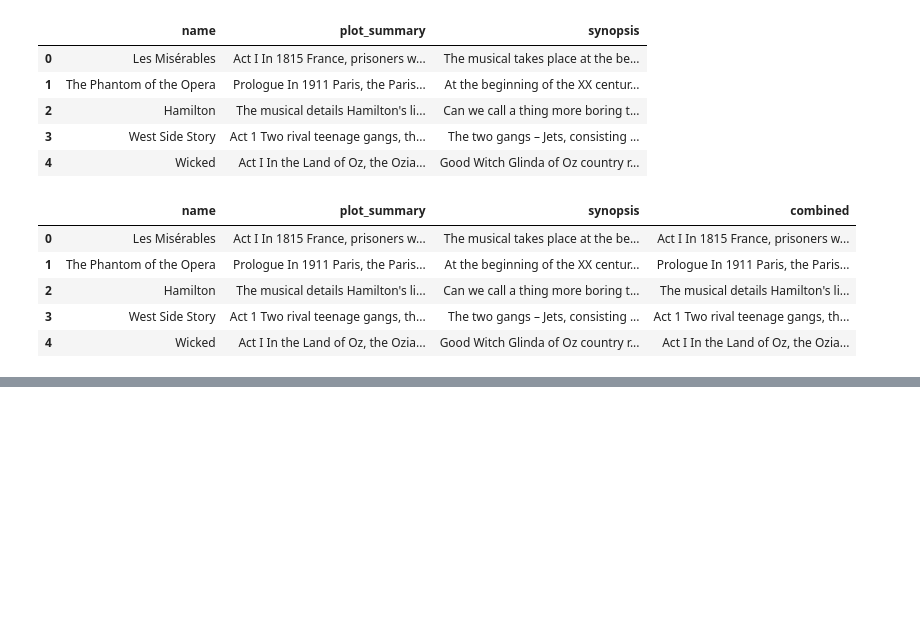
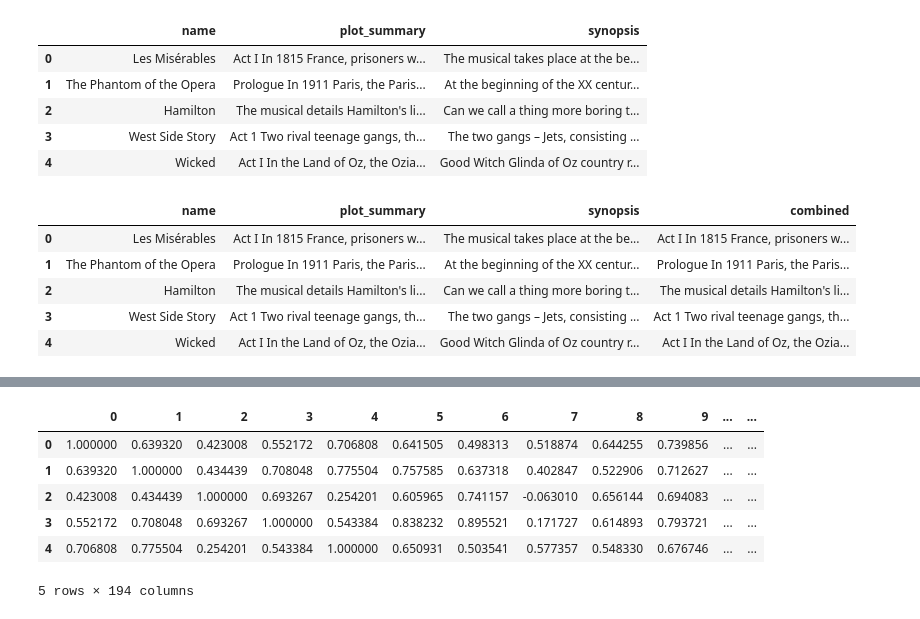
Before and after one commit to KellySlatery/capstone, a Jupyter notebook: 05_EDA_and_Cleaning.ipynb, the cells around one changed output, grey strips where cells are left out. Saved outputs shown, nothing was run; the diff lists cells and outputs as text; code cells hidden in the pictures; blank space fills up the shorter version.

```diff
--- a/05_EDA_and_Cleaning.ipynb
+++ b/05_EDA_and_Cleaning.ipynb
@@ -569,0 +435,12 @@ silhouette_score(X_scaled, db.labels_)
+# %%
+# Get the cosine similarity between each pair of documents, and look at the correlations (closeness)
+vector_distances = pd.DataFrame(pairwise_distances(X, X, metric='cosine'))
+vector_distances.corr().head()
+# %% [output]
+|  | 0 | 1 | 2 | 3 | 4 | 5 | 6 | 7 | 8 | 9 | ... | ... |
+| 0 | 1.000000 | 0.639320 | 0.423008 | 0.552172 | 0.706808 | 0.641505 | 0.498313 | 0.518874 | 0.644255 | 0.739856 | ... | ... |
+| 1 | 0.639320 | 1.000000 | 0.434439 | 0.708048 | 0.775504 | 0.757585 | 0.637318 | 0.402847 | 0.522906 | 0.712627 | ... | ... |
+| 2 | 0.423008 | 0.434439 | 1.000000 | 0.693267 | 0.254201 | 0.605965 | 0.741157 | -0.063010 | 0.656144 | 0.694083 | ... | ... |
+| 3 | 0.552172 | 0.708048 | 0.693267 | 1.000000 | 0.543384 | 0.838232 | 0.895521 | 0.171727 | 0.614893 | 0.793721 | ... | ... |
+| 4 | 0.706808 | 0.775504 | 0.254201 | 0.543384 | 1.000000 | 0.650931 | 0.503541 | 0.577357 | 0.548330 | 0.676746 | ... | ... |
+5 rows × 194 columns
```
Also changed, not shown: parts of 122 cells of this notebook, 14 other files.
